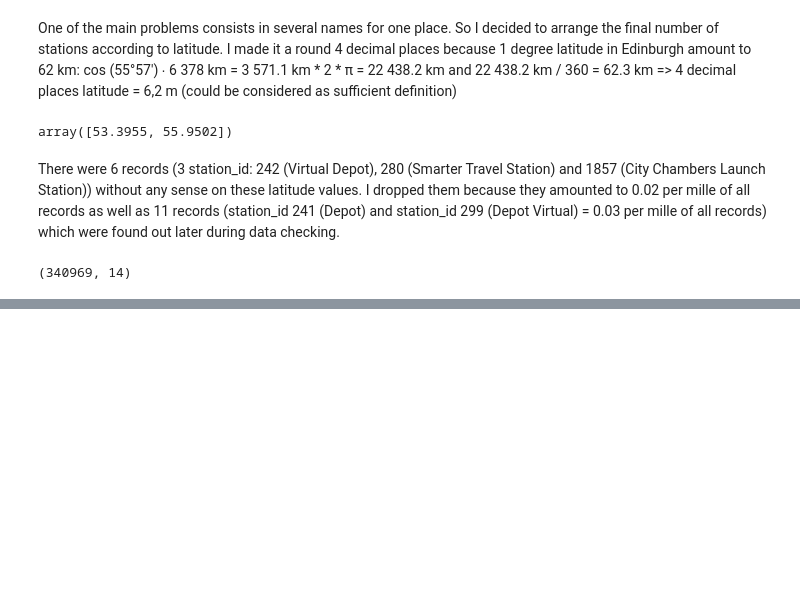
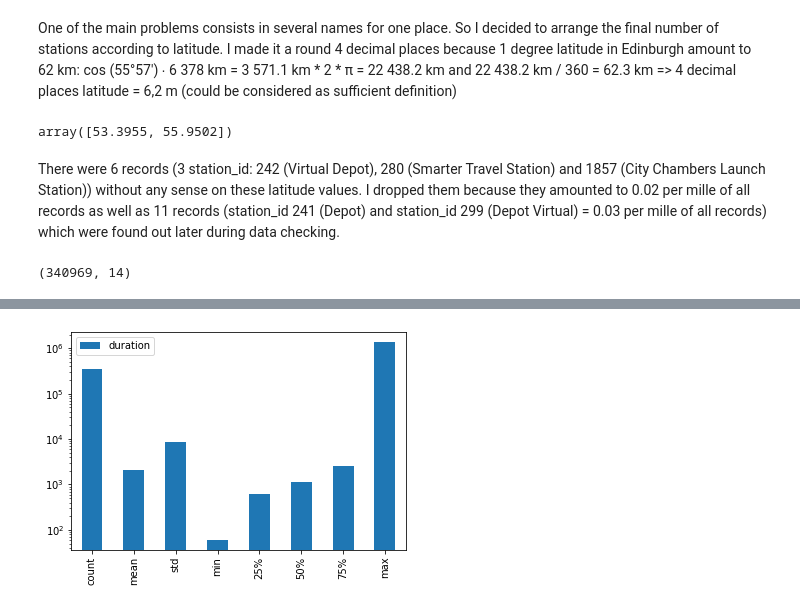
Before and after one commit to carlos108108/Just_Eat_Cycles_project, a Jupyter notebook: Edinburgh.ipynb, the cells around one changed output, grey strips where cells are left out. Saved outputs shown, nothing was run; the diff lists cells and outputs as text; code cells hidden in the pictures; blank space fills up the shorter version.

```diff
--- a/Edinburgh.ipynb
+++ b/Edinburgh.ipynb
@@ -35,0 +79,4 @@ e_bikes_df.shape
+# %%
+e_bikes_df.duration.describe().plot(kind='bar', logy=True, legend=True);
+# %% [output]
+[figure, added]
```
Also changed, not shown: parts of 14 cells of this notebook.
